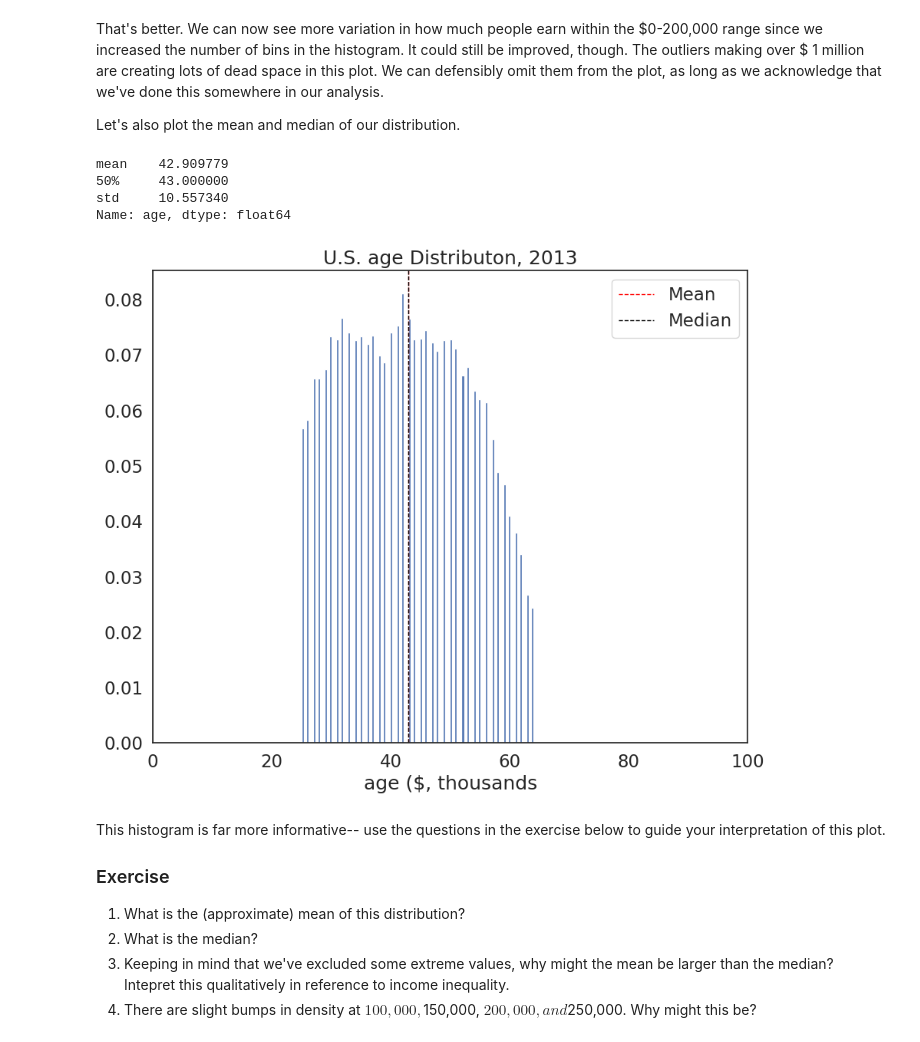
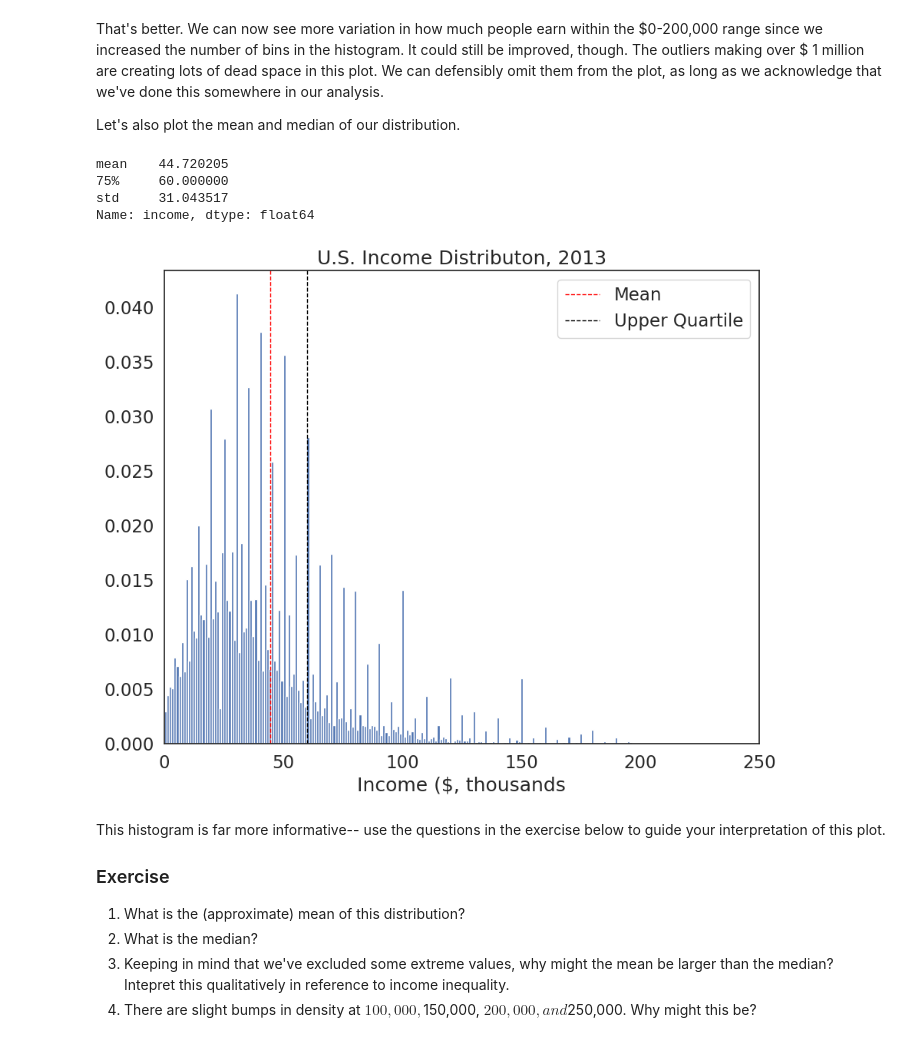
Before and after one commit to yuhengding1206/QM2-2024, a Jupyter notebook: notebooks/W05. Distributions and Basic Statistics.ipynb, the cells around one changed output. Saved outputs shown, nothing was run; the diff lists cells and outputs as text; code cells hidden in the pictures.

```diff
--- a/notebooks/W05. Distributions and Basic Statistics.ipynb
+++ b/notebooks/W05. Distributions and Basic Statistics.ipynb
@@ -168,0 +163,11 @@ what other variables are categorical? Convert them to categorical and describe.
+# %%
+# convert the variables to categorical and describe
+df.dtypes
+df['sex']=df['sex'].astype('category')
+df['sex'].describe()
+
+df['age']=df['age'].astype('category')
+df['age'].describe()
+
+df['union']=df['union'].astype('category')
+df['union'].describe()
@@ -196,7 +208,8 @@ What is the most common profession?
 
 Now that we've cleaned our data up, let's have a closer look at the *distribution* of our data. The best way to do this is using a histogram, which takes one variable and divides its values into a number of bins shown on the X axis, and then counts the number of observations in each of those bins on the Y axis. Let's start by looking at the distribution of the `income` variable:
 # %%
-df=df[df['year']==2013] # filter the dataframe to only contain 2013 data
+df=df[df['year']==2009] # filter the dataframe to only contain 2009 data
+
 plt.hist(df['income']) # plot a histogram of the income variable
 plt.show() # show the plot
 # %% [output]
@@ -219,25 +234,25 @@ That's better. We can now see more variation in how much people earn within the
 
 Let's also plot the mean and median of our distribution.
 # %%
-inc_summary=df['age'].describe() # get summary statistics for the income variable using the describe() method, and store them in a variable called inc_summary
-print(inc_summary[['mean','50%','std']]) # print the mean, median and standard deviation
+inc_summary=df['income'].describe() # get summary statistics for the income variable using the describe() method, and store them in a variable called inc_summary
+print(inc_summary[['mean','75%','std']]) # print the mean, median and standard deviation
 
-plt.hist(df['age'], bins=100, edgecolor='white', density=True) # plot the histogram again
+plt.hist(df['income'], bins=200, edgecolor='white', density=True) # plot the histogram again
 plt.axvline(inc_summary['mean'], color='red', linestyle='dashed', linewidth=1,label='Mean') # get the mean from the inc_summary variable and plot a vertical line in red at that point
-plt.axvline(inc_summary['50%'], color='black', linestyle='dashed', linewidth=1, label='Median') # do the same for the median, but plot it in black
+plt.axvline(inc_summary['75%'], color='black', linestyle='dashed', linewidth=1, label='Upper Quartile') # do the same for the median, but plot it in black
 
-plt.legend()
-plt.xlabel('age ($, thousands')
-plt.title("U.S. age Distributon, 2013")
-plt.xlim(0,100) # set the x-axis limits to 0 to 250-- this will get rid of the outliers on the right side of the plot
+plt.legend() # 添加图例
+plt.xlabel('Income ($, thousands')
+plt.title("U.S. Income Distributon, 2013")
+plt.xlim(0,250) # set the x-axis limits to 0 to 250-- this will get rid of the outliers on the right side of the plot
 
 plt.show()
 # %% [output]
-mean    42.909779
-50%     43.000000
-std     10.557340
-Name: age, dtype: float64
+mean    44.720205
+75%     60.000000
+std     31.043517
+Name: income, dtype: float64
-[figure, old version]
+[figure, new version]
 # %% [markdown]
 This histogram is far more informative-- use the questions in the exercise below to guide your interpretation of this plot.
 
```
Also changed, not shown: parts of 21 cells of this notebook.
